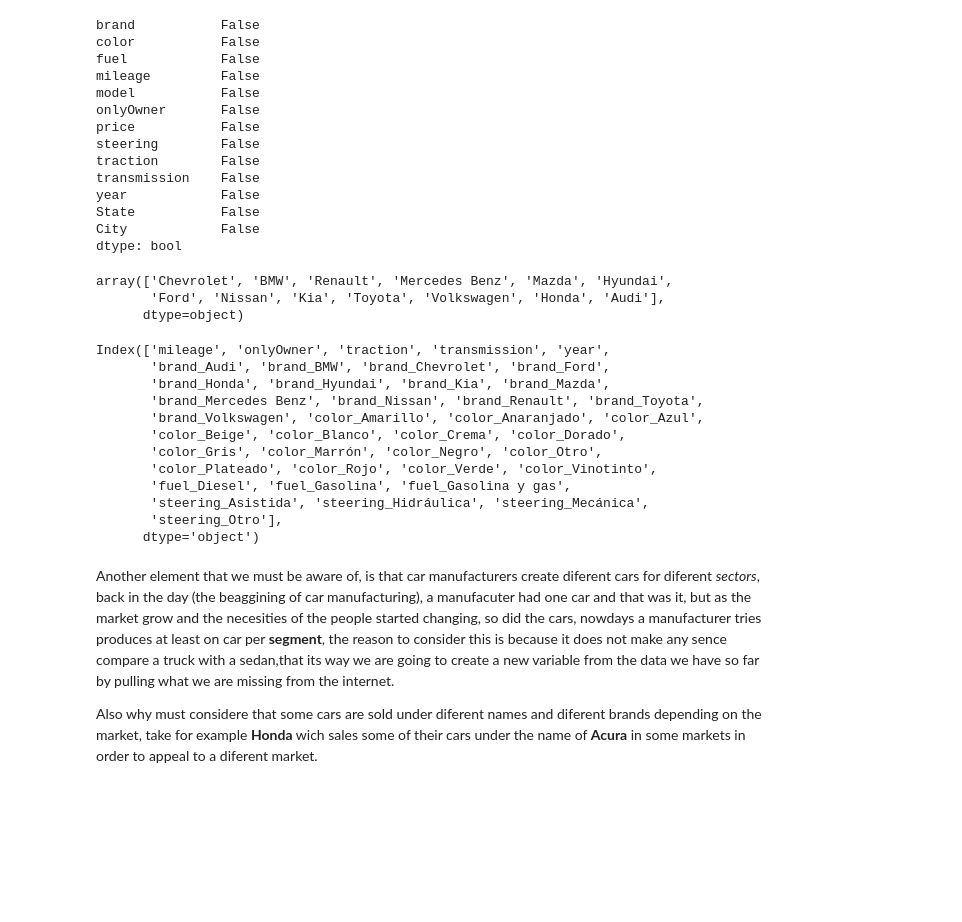
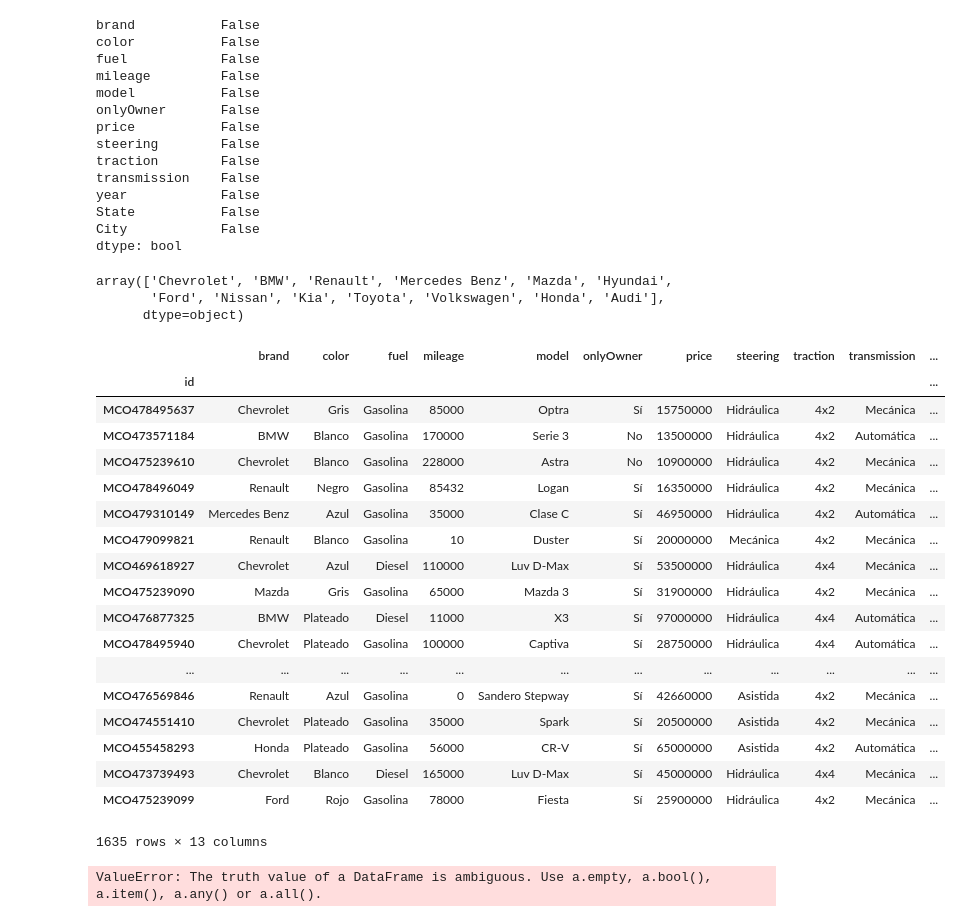
Before and after one commit to richardmon/car-prediction, a Jupyter notebook: Features.ipynb, the cells around one changed output. Saved outputs shown, nothing was run; the diff lists cells and outputs as text; code cells hidden in the pictures; blank space fills up the shorter version.

```diff
--- a/Features.ipynb
+++ b/Features.ipynb
@@ -346,6 +346,7 @@ dtype: bool
 # %%
 from sklearn.tree import DecisionTreeRegressor
 from sklearn.preprocessing import OneHotEncoder, LabelEncoder
+from sklearn.base import TransformerMixin
 from sklearn.pipeline import Pipeline
 
 # brand           0 categorical
@@ -362,62 +363,62 @@ from sklearn.pipeline import Pipeline
 # State           11 categorical
 # City            12 categorical
 display(reduce_df_imp.brand.unique())
 
 
 categorical_columns = ['brand', 'color', 'fuel', 'steering']
-
-# One-Hot-Encoding
-new_dataset = pd.get_dummies(reduce_df_imp, columns=categorical_columns)
+display(reduce_df_imp)
 
 # MultiLabel Encoder
-class MultiColumnLabelEncoder:
-    def __init__(self,columns = None):
-        self.columns = columns # array of column names to encode
-
-    def fit(self,X,y=None):
-        return self # not relevant here
-
-    def transform(self,X):
+class MultiColumnLabelEncoder(TransformerMixin):
+    def __init__(self, categorical_columns):
         '''
         Transforms columns of X specified in self.columns using
         LabelEncoder(). If no columns specified, transforms all
         columns in X.
         '''
+        super()
+        self.categorical_columns_ = categorical_columns
+
+    def transform(self,X):
         output = X.copy()
         if self.columns is not None:
             for col in self.columns:
                 output[col] = LabelEncoder().fit_transform(output[col])
         else:
             for colname,col in output.iteritems():
                 output[colname] = LabelEncoder().fit_transform(col)
         return output
 
+    def fit(self, X, y=None):
+        return X
+
     def fit_transform(self,X,y=None):
         return self.fit(X,y).transform(X)
 
-mcle = MultiColumnLabelEncoder(columns = ['onlyOwner', 'traction', 'transmission'])
+mcle = MultiColumnLabelEncoder(categorical_columns = ['onlyOwner', 'traction', 'transmission'])
 
-new_dataset = mcle.fit_transform(new_dataset)
-
-X = new_dataset.drop(columns=['price', 'model' ,'City', 'State'])
-Y = reduce_df_imp['price'].values
+new_dataset = mcle.fit_transform(reduce_df_imp)
 # %% [output]
 array(['Chevrolet', 'BMW', 'Renault', 'Mercedes Benz', 'Mazda', 'Hyundai',
        'Ford', 'Nissan', 'Kia', 'Toyota', 'Volkswagen', 'Honda', 'Audi'],
       dtype=object)
+|  | brand | color | fuel | mileage | model | onlyOwner | price | steering | traction | transmission | ... |
+| id |  |  |  |  |  |  |  |  |  |  | ... |
+| MCO478495637 | Chevrolet | Gris | Gasolina | 85000 | Optra | Sí | 15750000 | Hidráulica | 4x2 | Mecánica | ... |
+| MCO473571184 | BMW | Blanco | Gasolina | 170000 | Serie 3 | No | 13500000 | Hidráulica | 4x2 | Automática | ... |
+| MCO475239610 | Chevrolet | Blanco | Gasolina | 228000 | Astra | No | 10900000 | Hidráulica | 4x2 | Mecánica | ... |
+| MCO478496049 | Renault | Negro | Gasolina | 85432 | Logan | Sí | 16350000 | Hidráulica | 4x2 | Mecánica | ... |
+| MCO479310149 | Mercedes Benz | Azul | Gasolina | 35000 | Clase C | Sí | 46950000 | Hidráulica | 4x2 | Automática | ... |
+| MCO479099821 | Renault | Blanco | Gasolina | 10 | Duster | Sí | 20000000 | Mecánica | 4x2 | Mecánica | ... |
+| MCO469618927 | Chevrolet | Azul | Diesel | 110000 | Luv D-Max | Sí | 53500000 | Hidráulica | 4x4 | Mecánica | ... |
+| MCO475239090 | Mazda | Gris | Gasolina | 65000 | Mazda 3 | Sí | 31900000 | Hidráulica | 4x2 | Mecánica | ... |
+| MCO476877325 | BMW | Plateado | Diesel | 11000 | X3 | Sí | 97000000 | Hidráulica | 4x4 | Automática | ... |
+| MCO478495940 | Chevrolet | Plateado | Gasolina | 100000 | Captiva | Sí | 28750000 | Hidráulica | 4x4 | Automática | ... |
+| ... | ... | ... | ... | ... | ... | ... | ... | ... | ... | ... | ... |
+| MCO476569846 | Renault | Azul | Gasolina | 0 | Sandero Stepway | Sí | 42660000 | Asistida | 4x2 | Mecánica | ... |
+| MCO474551410 | Chevrolet | Plateado | Gasolina | 35000 | Spark | Sí | 20500000 | Asistida | 4x2 | Mecánica | ... |
+| MCO455458293 | Honda | Plateado | Gasolina | 56000 | CR-V | Sí | 65000000 | Asistida | 4x2 | Automática | ... |
+| MCO473739493 | Chevrolet | Blanco | Diesel | 165000 | Luv D-Max | Sí | 45000000 | Hidráulica | 4x4 | Mecánica | ... |
+| MCO475239099 | Ford | Rojo | Gasolina | 78000 | Fiesta | Sí | 25900000 | Hidráulica | 4x2 | Mecánica | ... |
-Index(['mileage', 'onlyOwner', 'traction', 'transmission', 'year',
-       'brand_Audi', 'brand_BMW', 'brand_Chevrolet', 'brand_Ford',
-       'brand_Honda', 'brand_Hyundai', 'brand_Kia', 'brand_Mazda',
-       'brand_Mercedes Benz', 'brand_Nissan', 'brand_Renault', 'brand_Toyota',
-       'brand_Volkswagen', 'color_Amarillo', 'color_Anaranjado', 'color_Azul',
-       'color_Beige', 'color_Blanco', 'color_Crema', 'color_Dorado',
-       'color_Gris', 'color_Marrón', 'color_Negro', 'color_Otro',
-       'color_Plateado', 'color_Rojo', 'color_Verde', 'color_Vinotinto',
-       'fuel_Diesel', 'fuel_Gasolina', 'fuel_Gasolina y gas',
-       'steering_Asistida', 'steering_Hidráulica', 'steering_Mecánica',
-       'steering_Otro'],
-      dtype='object')
+1635 rows × 13 columns
+ValueError: The truth value of a DataFrame is ambiguous. Use a.empty, a.bool(), a.item(), a.any() or a.all().
-# %% [markdown]
-Another element that we must be aware of, is that car manufacturers create diferent cars for diferent *sectors*, back in the day (the beaggining of car manufacturing), a manufacuter had one car and that was it, but as the market grow and the necesities of the people started changing, so did the cars, nowdays a manufacturer tries produces at least on car per **segment**, the reason to consider this is because it does not make any sence compare a truck with a sedan,that its way we are going to create a new variable from the data we have so far by pulling what we are missing from the internet.
-
-Also why must considere that some cars are sold under diferent names and diferent brands depending on the market, take for example **Honda** wich sales some of their cars under the name of **Acura** in some markets in order to appeal to a diferent market.
```
Also changed, not shown: parts of 3 cells of this notebook.
